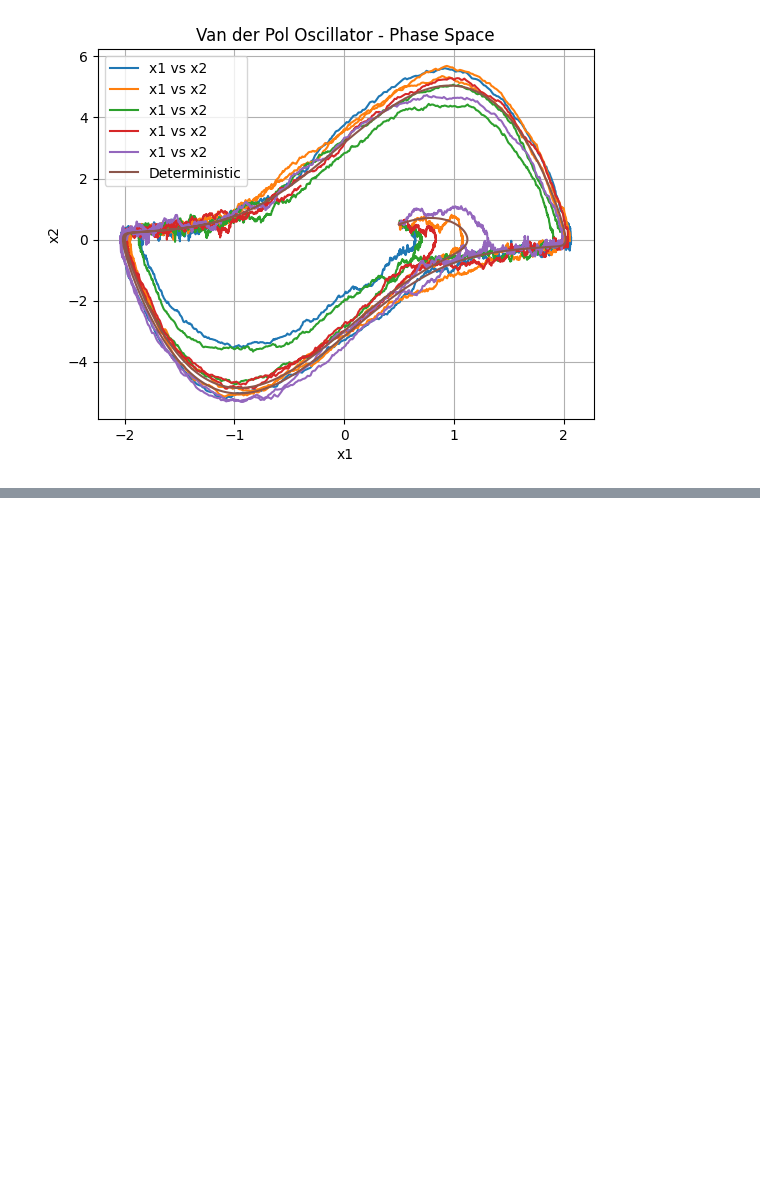
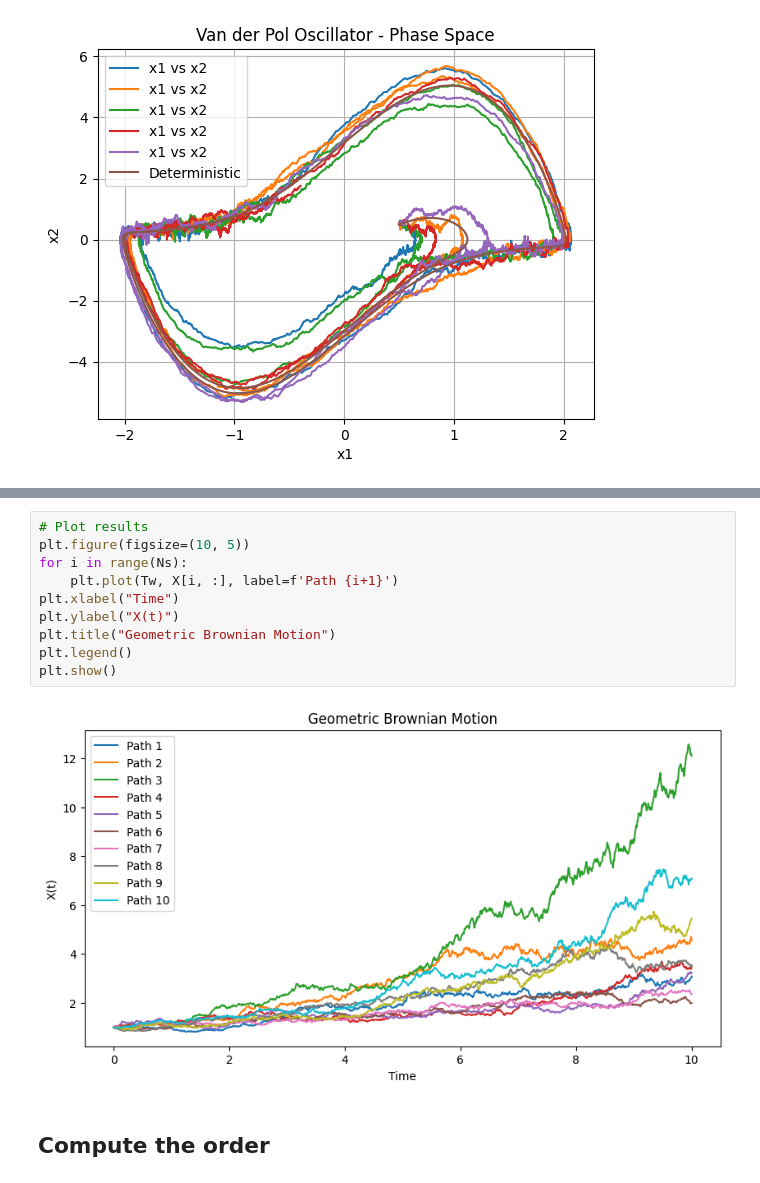
Before and after one commit to EstherCon0/SciComDiff, a Jupyter notebook: weeks/week6.ipynb, the cells around one changed output, grey strips where cells are left out. Cells and saved outputs as stored; diff of their text form; blank space fills up the shorter version.

Commit message:
lille kommentar til order

```diff
--- a/weeks/week6.ipynb
+++ b/weeks/week6.ipynb
@@ -351,0 +411,14 @@ Geometric Browninan
+# %%
+# Plot results
+plt.figure(figsize=(10, 5))
+for i in range(Ns):
+    plt.plot(Tw, X[i, :], label=f'Path {i+1}')
+plt.xlabel("Time")
+plt.ylabel("X(t)")
+plt.title("Geometric Brownian Motion")
+plt.legend()
+plt.show()
+# %% [output]
+[figure, added]
+# %% [markdown]
+## Compute the order
```
Also changed, not shown: parts of 4 cells of this notebook, 1 other file.
